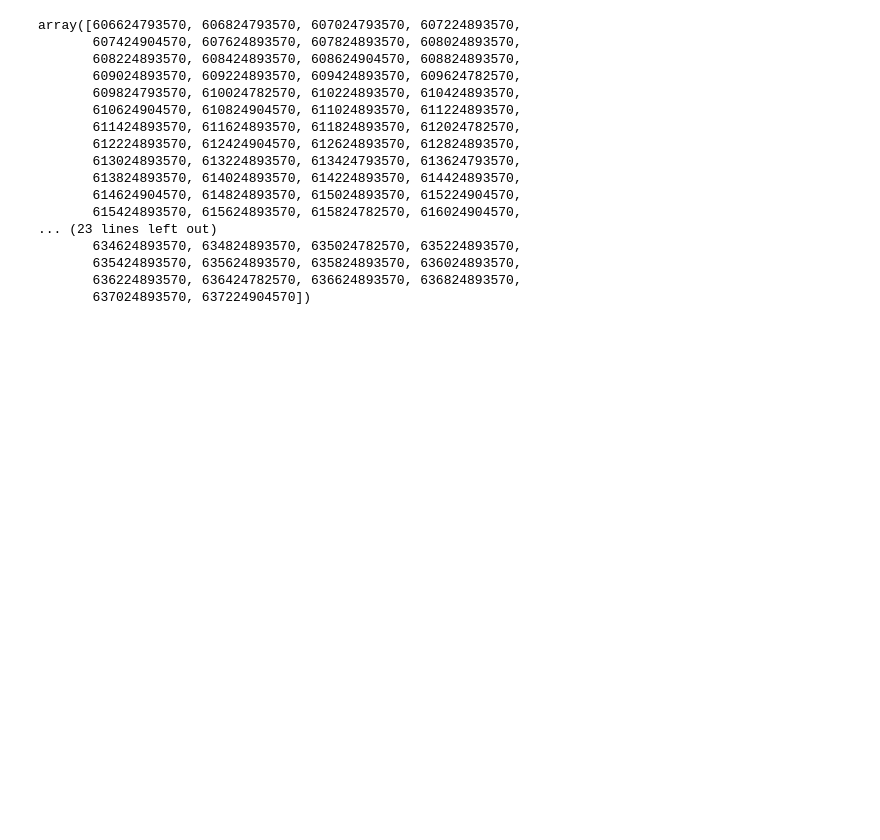
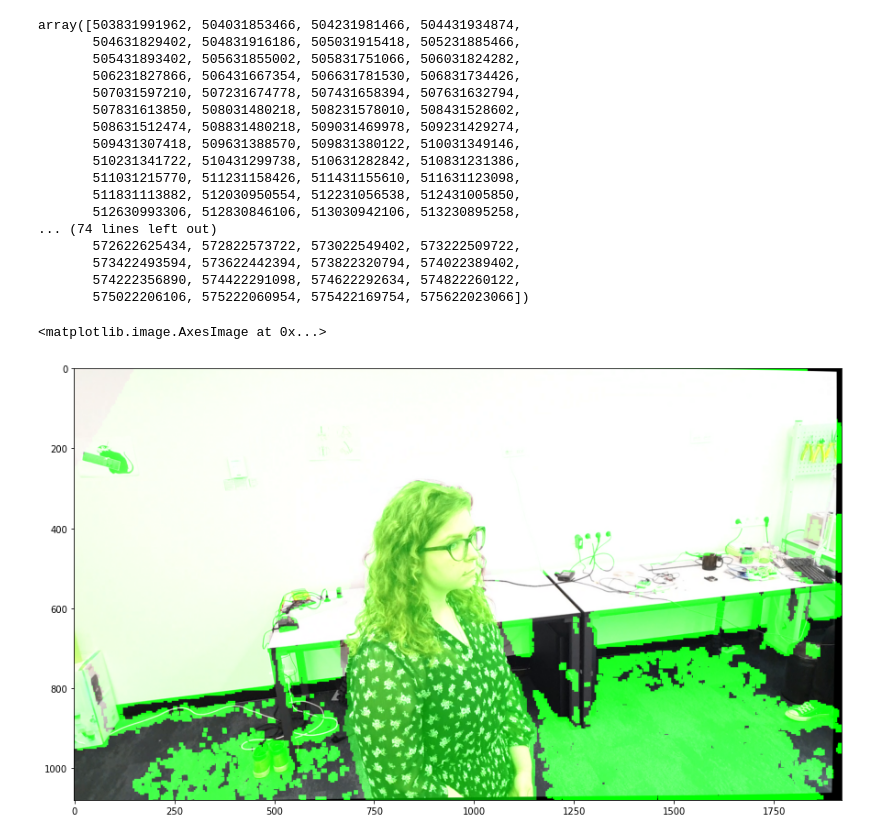
Before and after one commit to MobileRoboticsSkoltech/samsung-avatar-dataset-orb2, a Jupyter notebook: Visualization.ipynb, the cells around one changed output. Drawn from its saved outputs; the diff is of its cells as text; code cells hidden in the pictures; blank space fills up the shorter version.

```diff
--- a/Visualization.ipynb
+++ b/Visualization.ipynb
@@ -47,30 +47,30 @@ with open(filepath, 'r') as file:
     for line in file:
         poses_quat.append([float(i) for i in line.split(' ')])
 # %%
-azure_depth_folder = '../2021-04-01-15-49-41/_azure_depth_image_raw/'
+azure_depth_folder = '../2021-04-14-15-17-49/_azure_depth_image_raw/'
 
 depth_ts = np.array([int(file.split('.')[0]) for file in os.listdir(azure_depth_folder)
                      if file.endswith('.npy')])
 depth_ts.sort()
 depth_ts
 # %% [output]
-array([606624793570, 606824793570, 607024793570, 607224893570,
-       607424904570, 607624893570, 607824893570, 608024893570,
-       608224893570, 608424893570, 608624904570, 608824893570,
-       609024893570, 609224893570, 609424893570, 609624782570,
-       609824793570, 610024782570, 610224893570, 610424893570,
-       610624904570, 610824904570, 611024893570, 611224893570,
-       611424893570, 611624893570, 611824893570, 612024782570,
-       612224893570, 612424904570, 612624893570, 612824893570,
-       613024893570, 613224893570, 613424793570, 613624793570,
-       613824893570, 614024893570, 614224893570, 614424893570,
-       614624904570, 614824893570, 615024893570, 615224904570,
-       615424893570, 615624893570, 615824782570, 616024904570,
-... (23 lines left out)
-       634624893570, 634824893570, 635024782570, 635224893570,
-       635424893570, 635624893570, 635824893570, 636024893570,
-       636224893570, 636424782570, 636624893570, 636824893570,
-       637024893570, 637224904570])
+array([503831991962, 504031853466, 504231981466, 504431934874,
+       504631829402, 504831916186, 505031915418, 505231885466,
+       505431893402, 505631855002, 505831751066, 506031824282,
+       506231827866, 506431667354, 506631781530, 506831734426,
+       507031597210, 507231674778, 507431658394, 507631632794,
+       507831613850, 508031480218, 508231578010, 508431528602,
+       508631512474, 508831480218, 509031469978, 509231429274,
+       509431307418, 509631388570, 509831380122, 510031349146,
+       510231341722, 510431299738, 510631282842, 510831231386,
+       511031215770, 511231158426, 511431155610, 511631123098,
+       511831113882, 512030950554, 512231056538, 512431005850,
+       512630993306, 512830846106, 513030942106, 513230895258,
+... (74 lines left out)
+       572622625434, 572822573722, 573022549402, 573222509722,
+       573422493594, 573622442394, 573822320794, 574022389402,
+       574222356890, 574422291098, 574622292634, 574822260122,
+       575022206106, 575222060954, 575422169754, 575622023066])
 # %%
 SETUP_CONFIG = 'bandeja_standard.pickle'
 with open(SETUP_CONFIG, 'rb') as config:
@@ -130,3 +130,18 @@ downpcd = full_pcd.voxel_down_sample(voxel_size=0.01)
 geometries.append(downpcd)
 
 o3d.visualization.draw_geometries(geometries)
+# %%
+import matplotlib.pyplot as plt
+depth = cv.imread('2021-04-14-15-17-49/depth/530.028562586.png')
+rgb = cv.imread('2021-04-14-15-17-49/rgb/530.024231777.png')
+
+
+gray = cv.cvtColor(depth, cv.COLOR_BGR2GRAY)
+rgb = cv.cvtColor(rgb, cv.COLOR_BGR2RGB)
+depth_r = np.stack((np.zeros(gray.shape), gray,  np.zeros(gray.shape)), axis=2)
+plt.figure(figsize=(15, 9))
+plt.imshow(np.clip(depth_r / 50 + rgb / 255, 0, 1))
+# plt.imshow(rgb)
+# %% [output]
+<matplotlib.image.AxesImage at 0x...>
+[figure, added]
```
Also changed, not shown: parts of 2 cells of this notebook, 3 other files.
